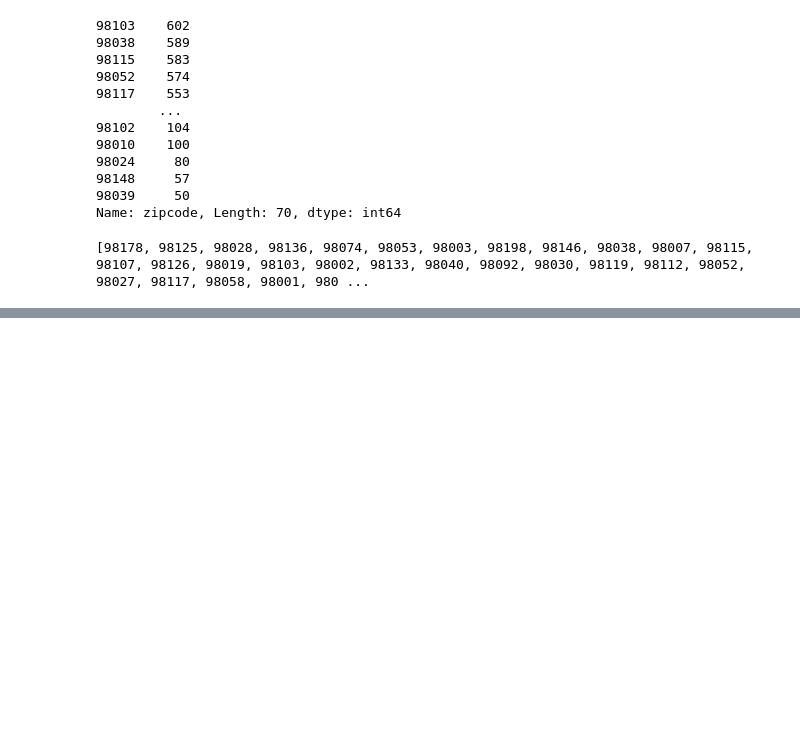
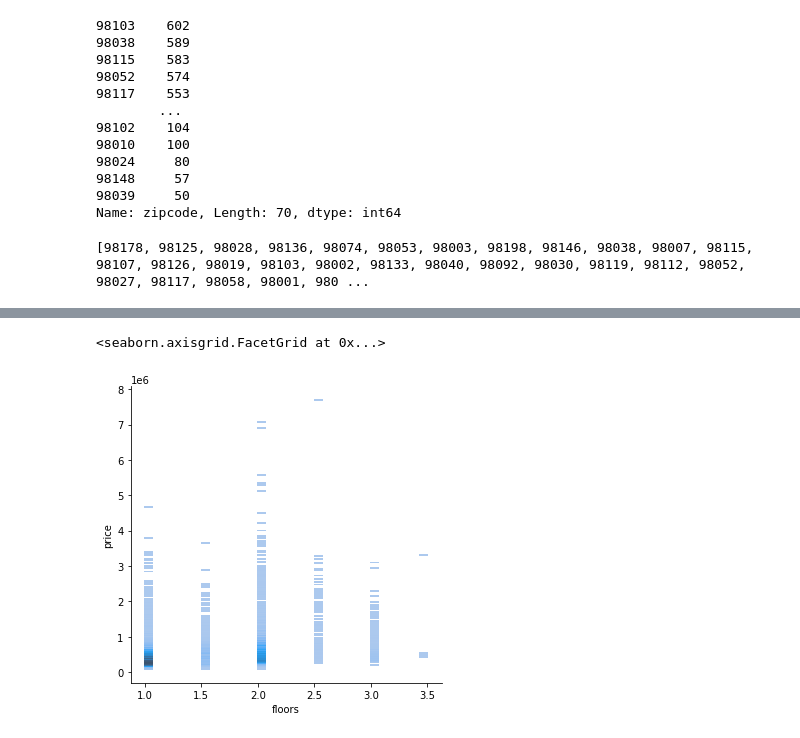
Before and after one commit to Noptov/Second-Project-Workspace, a Jupyter notebook: EDA & Clean.ipynb, the cells around one changed output, grey strips where cells are left out. Cells and saved outputs as stored; diff of their text form; code cells hidden in the pictures; blank space fills up the shorter version.

```diff
--- a/EDA & Clean.ipynb
+++ b/EDA & Clean.ipynb
@@ -148,0 +199,5 @@ print(ziplist)
+# %%
+sns.displot(dfrev1, x="floors", y="price")
+# %% [output]
+<seaborn.axisgrid.FacetGrid at 0x...>
+[figure, added]
```
Also changed, not shown: parts of 7 cells of this notebook.
